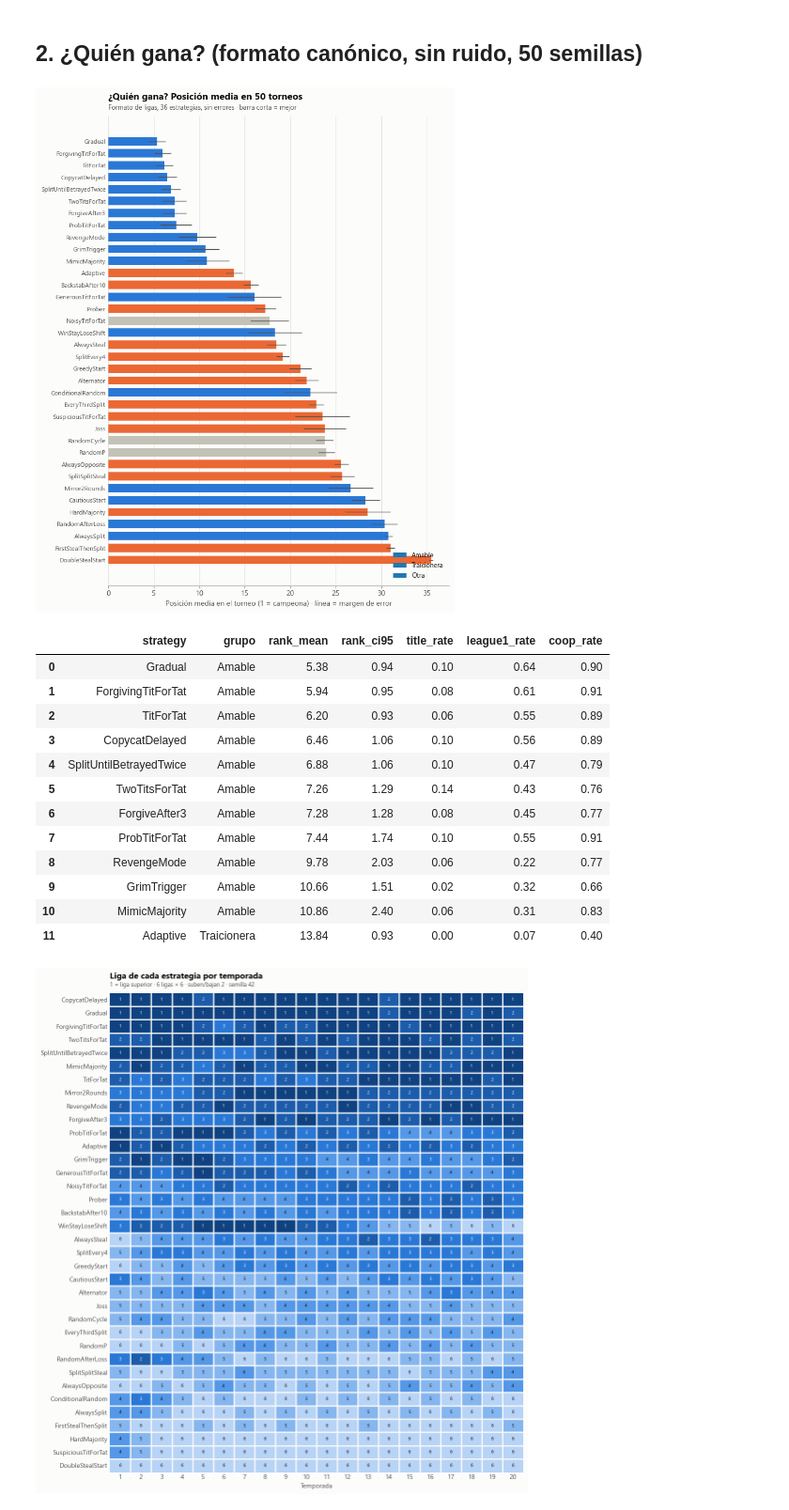
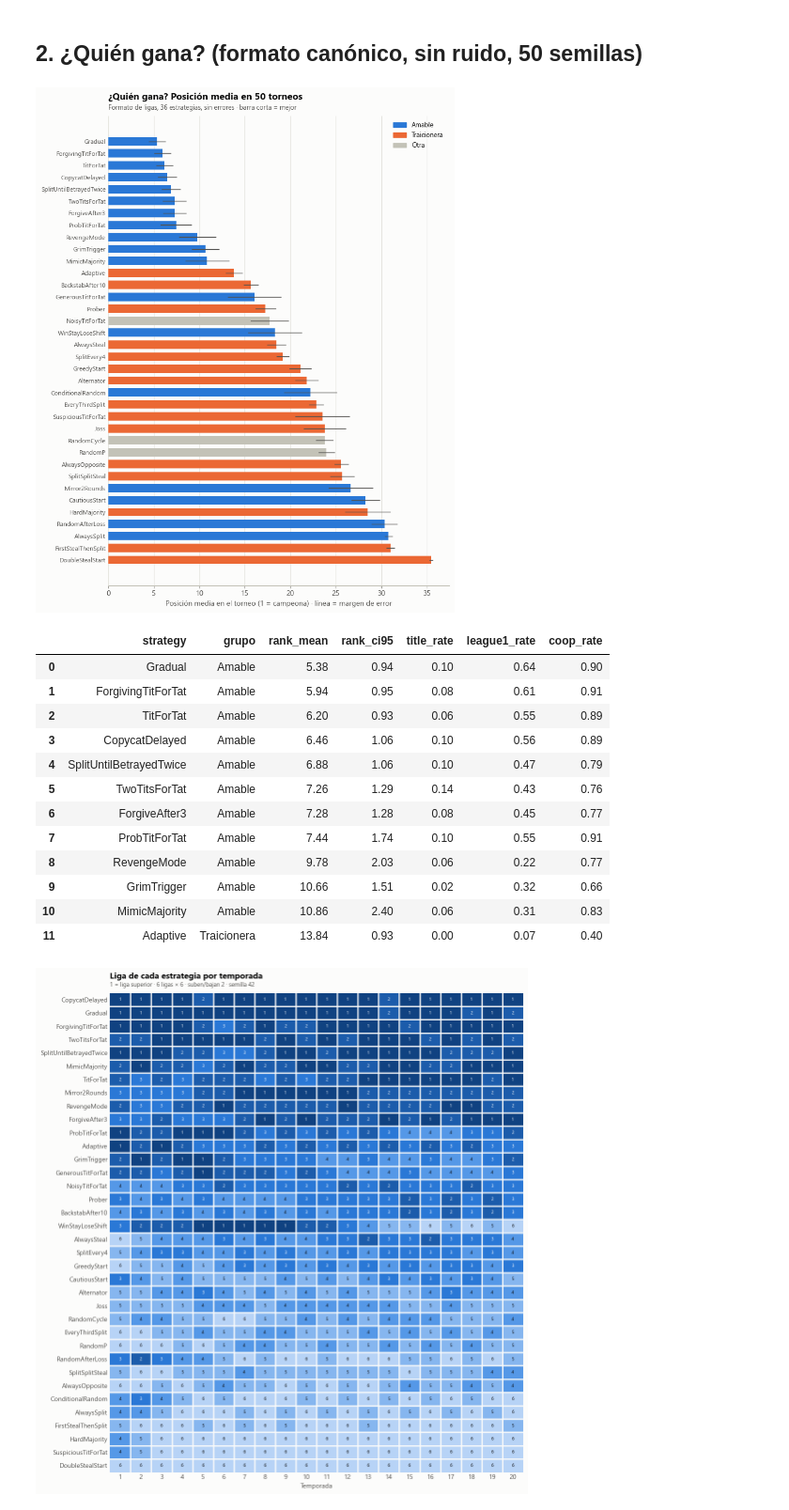
Before and after one commit to Relitmz/split-steal, a Jupyter notebook: notebooks/03_informe.ipynb, the cells around one changed output. Shown at 94% size. Saved outputs shown, nothing was run; the diff lists cells and outputs as text; code cells hidden in the pictures.

```diff
--- a/notebooks/03_informe.ipynb
+++ b/notebooks/03_informe.ipynb
@@ -93,30 +93,31 @@ CIFRAS["n_amables"] = len(PRESETS["amables"]); CIFRAS["n_traicioneras"] = len(PR
 # %%
 r0 = summ["ruido"][summ["ruido"].noise == 0].copy()
 r0["grupo"] = r0.strategy.map(grupo)
 r0 = r0.sort_values("rank_mean")
 
 fig, ax = plt.subplots(figsize=(8, 10))
 y = np.arange(len(r0))
 ax.barh(y, r0.rank_mean, xerr=r0.rank_ci95, height=0.7,
         color=[COLOR_GRUPO[g] for g in r0.grupo], error_kw=dict(ecolor=INK_2, lw=1, capsize=0))
 ax.set_yticks(y, r0.strategy, fontsize=8.5); ax.invert_yaxis()
 ax.set_xlabel("Posición media en el torneo (1 = campeona) · línea = margen de error")
 ax.grid(axis="x", color=GRID, linewidth=0.8); ax.set_axisbelow(True)
 ax.tick_params(axis="y", length=0); ax.spines["left"].set_visible(False)
-for g, c in COLOR_GRUPO.items():
-    ax.barh([], [], color=c, label=g)
-ax.legend(frameon=False, loc="lower right", fontsize=9)
+# Leyenda con muestras de color explícitas (una barra vacía no conserva su color)
+from matplotlib.patches import Patch
+ax.legend(handles=[Patch(color=c, label=g) for g, c in COLOR_GRUPO.items()],
+          frameon=False, loc="upper right", fontsize=9)
 ax.set_title("¿Quién gana? Posición media en 50 torneos", pad=22)
 _subtitle(ax, "Formato de ligas, 36 estrategias, sin errores · barra corta = mejor")
 fig.tight_layout(); guardar(fig, "f03_quien_gana")
 
 CIFRAS["top5_sin_ruido"] = r0.strategy.head(5).tolist()
 CIFRAS["top10_amables"] = int((r0.head(10).grupo == "Amable").sum())
 CIFRAS["bottom10_traicioneras"] = int((r0.tail(10).grupo == "Traicionera").sum())
 CIFRAS["rank_medio_grupo"] = r0.groupby("grupo").rank_mean.mean().round(1).to_dict()
 r0[["strategy", "grupo", "rank_mean", "rank_ci95", "title_rate", "league1_rate", "coop_rate"]].head(12)
 # %% [output]
-[figure, old version]
+[figure, new version]
 |  | strategy | grupo | rank_mean | rank_ci95 | title_rate | league1_rate | coop_rate |
 | 0 | Gradual | Amable | 5.38 | 0.94 | 0.10 | 0.64 | 0.90 |
 | 1 | ForgivingTitForTat | Amable | 5.94 | 0.95 | 0.08 | 0.61 | 0.91 |
```
Also changed, not shown: parts of 1 cell of this notebook, 41 other files.
